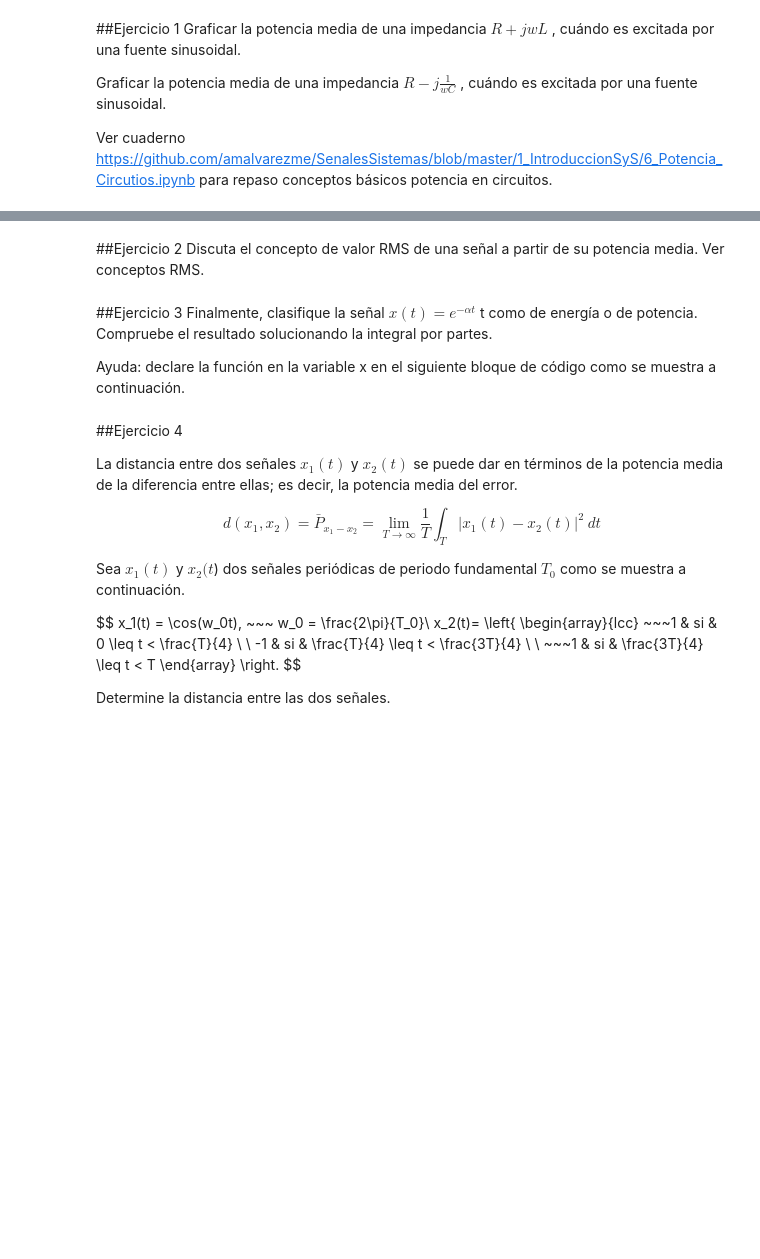
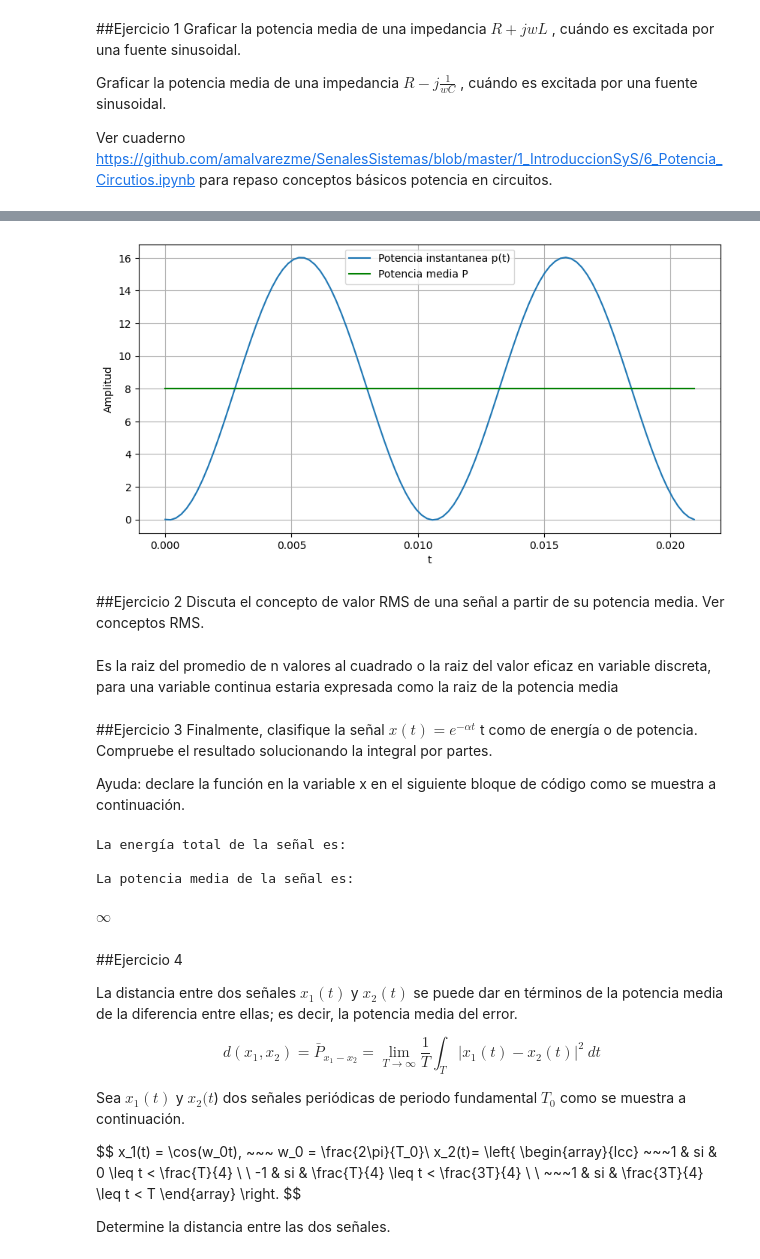
Before and after one commit to julopezrio/SYS, a Jupyter notebook: ejer_notebook5.ipynb, the cells around one changed output, grey strips where cells are left out. Saved outputs shown, nothing was run; the diff lists cells and outputs as text; code cells hidden in the pictures; blank space fills up the shorter version.

```diff
--- a/ejer_notebook5.ipynb
+++ b/ejer_notebook5.ipynb
@@ -11,0 +51,12 @@ Ver cuaderno https://github.com/amalvarezme/SenalesSistemas/blob/master/1_Introd
+# %%
+#parametros de R, L y frecuencia angular
+w = 300
+C = 0.01
+R = 4
+#parametros dados de la fuente senoidal
+Imax = 2
+T0 = 2*np.pi/w
+N = 100 #número de muestras
+
+t = np.linspace(0, T0, N)
+i = Imax*np.sin(w*t)
@@ -12,19 +73,41 @@ Ver cuaderno https://github.com/amalvarezme/SenalesSistemas/blob/master/1_Introd
+# %%
+plt.figure(figsize=[10,5])
+plt.plot(t, p, label = "Potencia instantanea p(t)")
+plt.plot(t, pm*np.ones(len(t)), "g", label = "Potencia media P")
+plt.xlabel('t')
+plt.ylabel('Amplitud')
+plt.grid()
+plt.legend()
+plt.show()
+# %% [output]
+[figure, added]
 # %% [markdown]
 ##Ejercicio 2
 Discuta el concepto de valor RMS de una señal a partir de su potencia media. Ver conceptos RMS.
+# %% [markdown]
+Es la raiz del promedio de n valores al cuadrado o la raiz del valor eficaz en variable discreta, para una variable continua estaria expresada como la raiz de la potencia media
 # %% [markdown]
 ##Ejercicio 3
 Finalmente, clasifique la señal  $x(t)=e^{−αt}$ t  como de energía o de potencia. Compruebe el resultado solucionando la integral por partes.
 
 Ayuda: declare la función en la variable x en el siguiente bloque de código como se muestra a continuación.
 # %%
-x =   #<--- Tu linea de código va aquí
+from sympy import *
+T = symbols('T', real = True)
+t = symbols('t', Real = True)
+a = symbols('a', Real = True, nonzero = True, nonnegative = True)
+x = exp(-a*t)*t
 E = integrate(x**2, (t, -oo, oo))
 print('La energía total de la señal es:')
 E
 P = limit(integrate(x**2, (t, -T/2, T/2)) / T, T, oo)
 print('\nLa potencia media de la señal es:')
 P
+# %% [output]
+La energía total de la señal es:
+
+La potencia media de la señal es:
+$\displaystyle \infty$
 # %% [markdown]
 ##Ejercicio 4
 
```
Also changed, not shown: parts of 9 cells of this notebook.
